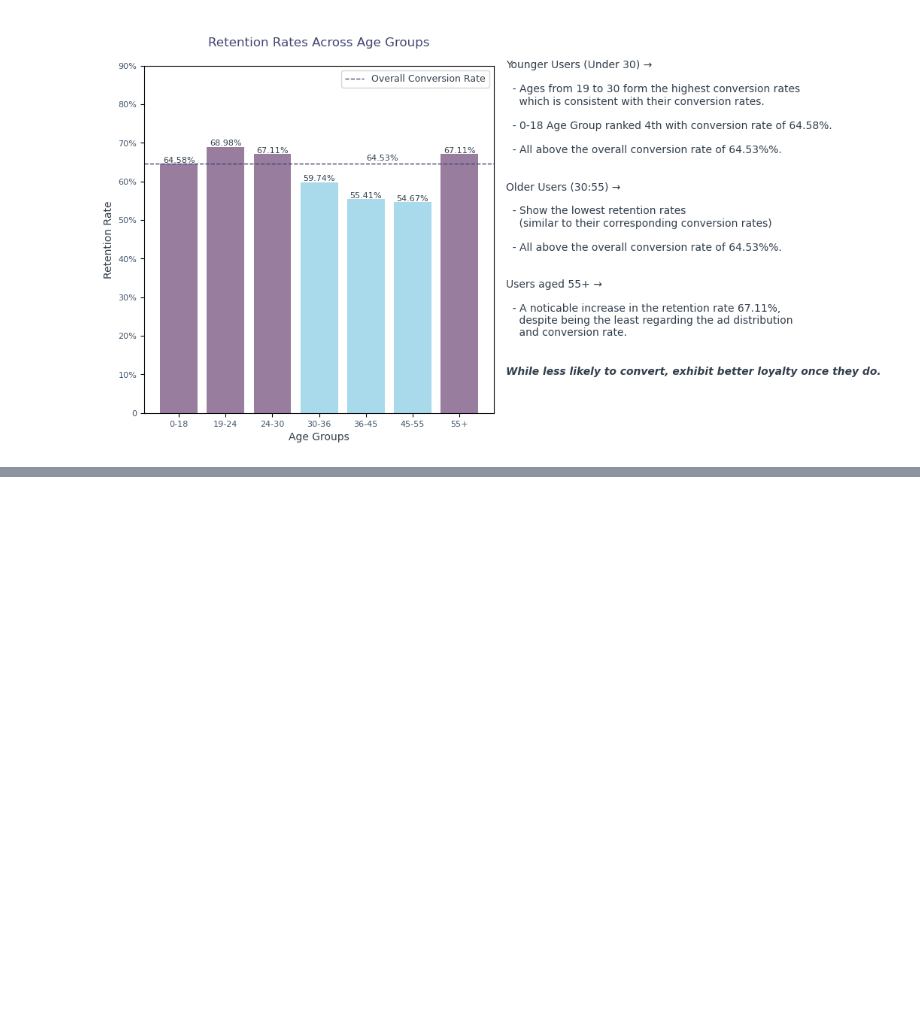
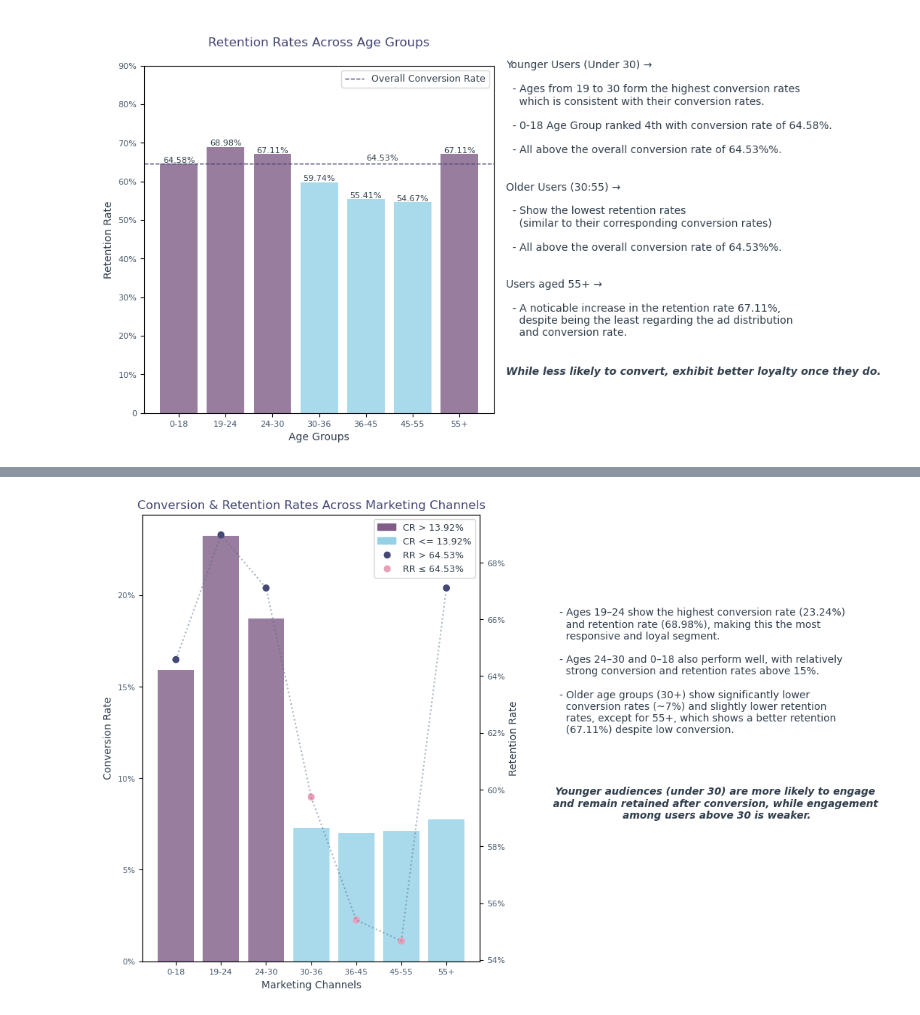
Before and after one commit to hend-a-ghafour/Analyzing_Marketing_Campaigns, a Jupyter notebook: Analyzing_Marketing_Campaigns.ipynb, the cells around one changed output, grey strips where cells are left out. Drawn from its saved outputs; the diff is of its cells as text; code cells hidden in the pictures; blank space fills up the shorter version.

```diff
--- a/Analyzing_Marketing_Campaigns.ipynb
+++ b/Analyzing_Marketing_Campaigns.ipynb
@@ -1518,3 +1518,9 @@ plt.show()
 # %% [output]
 [figure]
 [figure]
+# %%
+# Comparing Conversion Rates with Retention Rates Within Variant Classification:
+performance_age=conversion_age.merge(retention_age,on='age_group')\
+                            .loc[:,['age_group','conversion_rate','retention_rate']]
+
+performance_age.style.hide().format({'conversion_rate':'{:,.2%}','retention_rate':'{:,.2%}'})
@@ -1520,0 +1536,62 @@ plt.show()
+# %%
+# Data
+x=[a.replace(' years','') for a in performance_age.age_group.to_list()]
+y=performance_age.conversion_rate
+z=performance_age.retention_rate
+
+# Defining colors based on performance
+colors = ['#805D87' if n > conversion_rate else '#94D1E7' for n in y]
+colors2= ['#454775' if m > retention_rate else '#EA9FBB' for m in z]
+
+# Creating the chart
+fig,ax1=plt.subplots(figsize=(6,8))
+
+# 1- Conversion Rate (Bar)
+ax1.bar(x,y, alpha=.8, color=colors, label='Conversion Rate')
+
+# 2- Retention Rate
+ax2 = ax1.twinx()
+ax2.plot(x,z, ls='dotted', color='#51687F', label='Retention Rate', alpha=.5)
+ax2.scatter(x,z,color=colors2,label=['CR > 64.53%','CR <= 64.53%'])
+
+# Customizing the chart
+plt.title('Conversion & Retention Rates Across Marketing Channels', fontsize=12, color='#454775')
+
+ax1.set_xlabel('Marketing Channels', fontsize=10,color='#313E4C')
+ax1.tick_params(axis='x',labelcolor='#415366',labelsize=8)
+
+ax1.set_ylabel('Conversion Rate', fontsize=10,color='#313E4C')
+ax1.tick_params(axis='y',labelcolor='#415366',labelsize=8)
+ax1.yaxis.set_major_formatter(mticker.PercentFormatter(1,decimals=False))
+
+ax2.set_ylabel('Retention Rate', fontsize=10, color='#313E4C')
+ax2.tick_params(axis='y',labelcolor='#415366',labelsize=8)
+ax2.yaxis.set_major_formatter(mticker.PercentFormatter(1,decimals=False))
+
+# Legend
+above_cr = mpatches.Patch(color='#805D87', label='CR > 13.92%')
+below_cr = mpatches.Patch(color='#94D1E7', label='CR <= 13.92%')
+above_rr = mlines.Line2D([], [], color='#454775', marker='o',linestyle='None',label='RR > 64.53%')
+below_rr = mlines.Line2D([], [], color='#EA9FBB', marker='o', linestyle='None',label='RR ≤ 64.53%')
+plt.legend(handles=[above_cr,below_cr,above_rr,below_rr],fontsize=9,labelcolor='#313E4C', loc='upper right')
+
+# Findings
+text1='''
+- Ages 19–24 show the highest conversion rate (23.24%)
+  and retention rate (68.98%), making this the most
+  responsive and loyal segment.\n
+- Ages 24–30 and 0–18 also perform well, with relatively
+  strong conversion and retention rates above 15%.\n
+- Older age groups (30+) show significantly lower
+  conversion rates (~7%) and slightly lower retention
+  rates, except for 55+, which shows a better retention
+  (67.11%) despite low conversion.'''
+text2='''
+Younger audiences (under 30) are more likely to engage
+and remain retained after conversion, while engagement
+among users above 30 is weaker.'''
+plt.text(8.5,.62,text1, color='#313E4C')
+plt.text(12,.59,text2, ha='center',fontstyle='italic',weight='semibold', fontsize=10, color='#313E4C')
+plt.show();
+# %% [output]
+[figure, added]
```
Also changed, not shown: parts of 1 cell of this notebook.
